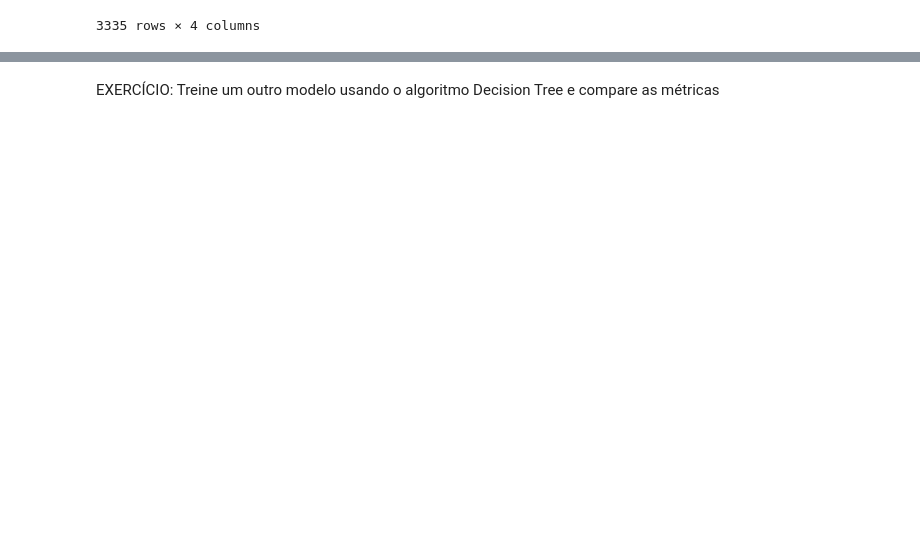
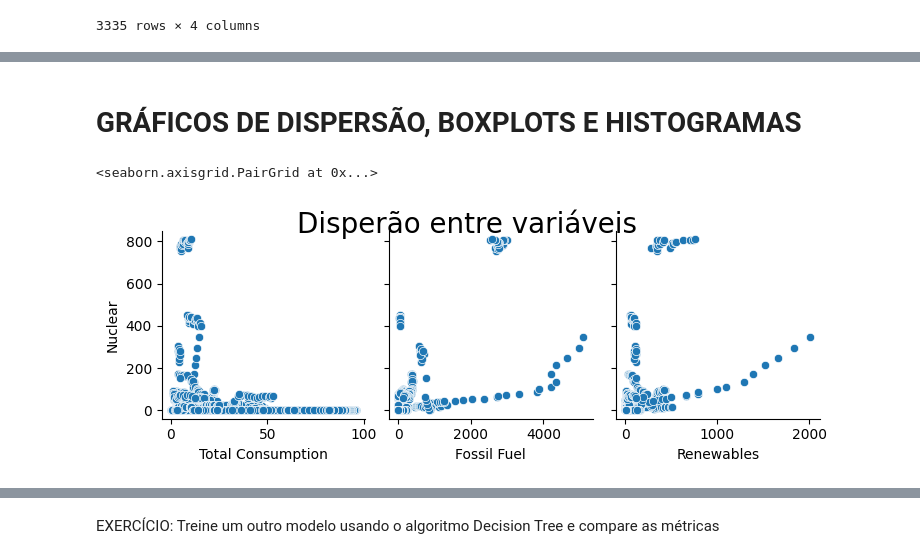
Before and after one commit to Santlago/FIAP, a Jupyter notebook: 2ANO/IOT/ex1cp1/Aula_03_Modelo_Notebook_v3.ipynb, the cells around one changed output, grey strips where cells are left out. Drawn from its saved outputs; the diff is of its cells as text; code cells hidden in the pictures; blank space fills up the shorter version.

```diff
--- a/2ANO/IOT/ex1cp1/Aula_03_Modelo_Notebook_v3.ipynb
+++ b/2ANO/IOT/ex1cp1/Aula_03_Modelo_Notebook_v3.ipynb
@@ -189,0 +201,11 @@ Name: 249, dtype: float64
+# %% [markdown]
+# GRÁFICOS DE DISPERSÃO, BOXPLOTS E HISTOGRAMAS
+# %%
+# gráfico de dispersão
+
+ax = sns.pairplot(dados_cleaned, y_vars='Nuclear', x_vars=['Total Consumption', 'Fossil Fuel', 'Renewables'])
+ax.fig.suptitle('Disperão entre variáveis', fontsize=20, y=1.05)
+ax
+# %% [output]
+<seaborn.axisgrid.PairGrid at 0x...>
+[figure, added]
```
Also changed, not shown: parts of 64 cells of this notebook.
